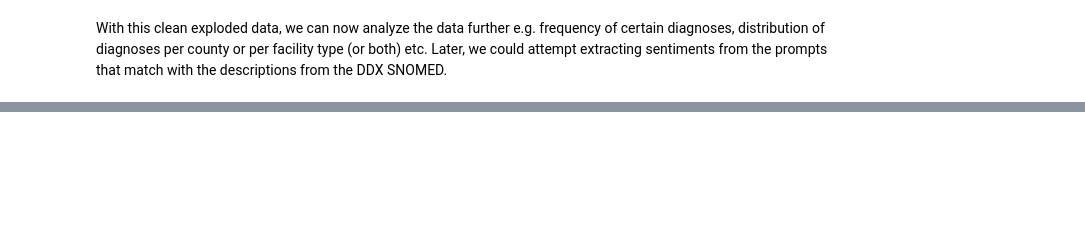
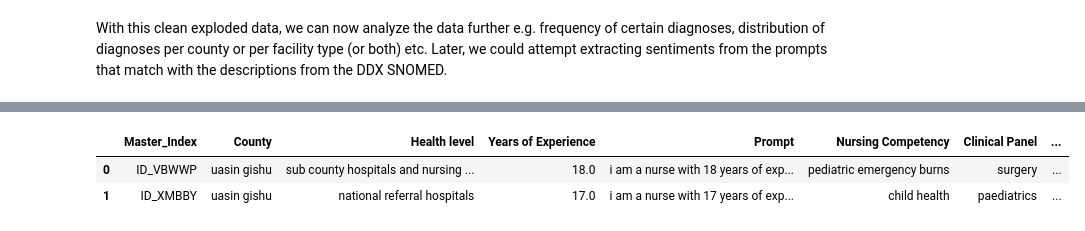
Before and after one commit to odhinto/ClinicalReasoning_Group7, a Jupyter notebook: index - Copy.ipynb, the cells around one changed output, grey strips where cells are left out. Cells and saved outputs as stored; diff of their text form; code cells hidden in the pictures; blank space fills up the shorter version.

```diff
--- a/index - Copy.ipynb
+++ b/index - Copy.ipynb
@@ -508,0 +1092,91 @@ df_exploded.to_csv("data/df_exploded.csv", index=False)
+# %%
+# Load datasets
+def load_data():
+    """Load training and test datasets"""
+    train_df = pd.read_csv('data/train.csv')
+    test_df = pd.read_csv('data/test.csv')
+
+    print(f"Training data shape: {train_df.shape}")
+    print(f"Test data shape: {test_df.shape}")
+
+    # Display sample data
+    print("\nTraining data sample:")
+    display(train_df.head(2))
+
+    return train_df, test_df
+
+train_df, test_df = load_data()
+
+# Preprocess text
+def preprocess_text(text):
+    """Basic text preprocessing for clinical text"""
+    if not isinstance(text, str):
+        return ""
+
+    # Normalize spaces and newlines
+    text = re.sub(r'\s+', ' ', text)
+
+    # Preserve medical abbreviations with periods
+    text = re.sub(r'([A-Za-z]\.)+([A-Za-z]\.)', lambda m: m.group().replace('.', '~DOT~'), text)
+
+    # Keep important punctuation for medical text
+    text = re.sub(r'[^\w\s.,;:%\-\/()]+', ' ', text)
+
+    # Restore preserved abbreviations
+    text = text.replace('~DOT~', '.')
+
+    # Normalize medical measurements
+    text = re.sub(r'(\d+)[\s]*(?:mg|mgs|mcg|µg|ml|mls)', lambda m: f"{m.group(1)} {m.group()[len(m.group(1)):].strip()}", text)
+
+    # Normalize percentages
+    text = re.sub(r'(\d+)[\s]*(?:percent|pct)', r'\1%', text)
+
+    return text.strip()
+
+# Create enhanced prompts
+def create_prompt(row):
+    """Create enhanced prompt with medical context"""
+    prompt = row['Prompt'].strip()
+
+    # Add context if available
+    context_parts = []
+    if 'Nursing Competency' in row and not pd.isna(row['Nursing Competency']):
+        context_parts.append(f"Competency: {row['Nursing Competency']}")
+    if 'Clinical Panel' in row and not pd.isna(row['Clinical Panel']):
+        context_parts.append(f"Panel: {row['Clinical Panel']}")
+    if 'Years of Experience' in row and not pd.isna(row['Years of Experience']):
+        context_parts.append(f"Experience: {int(row['Years of Experience'])} yrs")
+
+    if context_parts:
+        prompt = f"Medical Context [{' | '.join(context_parts)}]: {prompt}"
+
+    # Add patient information if found in the text
+    age_gender = []
+    age_match = re.search(r'(\d+)[- ]?(?:year|yr)[- ]old', prompt.lower())
+    if age_match:
+        age_gender.append(f"Age: {age_match.group(1)}")
+
+    gender_match = re.search(r'\b(male|female|man|woman)\b', prompt.lower())
+    if gender_match:
+        gender = gender_match.group(1).replace("man", "male").replace("woman", "female")
+        age_gender.append(f"Gender: {gender}")
+
+    if age_gender:
+        prompt = f"Patient [{ ' | '.join(age_gender) }] - {prompt}"
+
+    return f"Based on clinical reasoning, provide a concise professional assessment for: {prompt}"
+
+# Apply preprocessing
+print("Preprocessing data...")
+train_df['Enhanced_Prompt'] = train_df.apply(create_prompt, axis=1)
+test_df['Enhanced_Prompt'] = test_df.apply(create_prompt, axis=1)
+
+train_df['Enhanced_Prompt'] = train_df['Enhanced_Prompt'].apply(preprocess_text)
+train_df['Clinician'] = train_df['Clinician'].apply(preprocess_text)
+test_df['Enhanced_Prompt'] = test_df['Enhanced_Prompt'].apply(preprocess_text)
+
+print("Sample enhanced prompt:")
+print(train_df['Enhanced_Prompt'].iloc[0])
+print("\nSample clinician response:")
+print(train_df['Clinician'].iloc[0])
+# %% [output]
@@ -508,0 +1187,3 @@ df_exploded.to_csv("data/df_exploded.csv", index=False)
+|  | Master_Index | County | Health level | Years of Experience | Prompt | Nursing Competency | Clinical Panel | ... |
+| 0 | ID_VBWWP | uasin gishu | sub county hospitals and nursing ... | 18.0 | i am a nurse with 18 years of exp... | pediatric emergency burns | surgery | ... |
+| 1 | ID_XMBBY | uasin gishu | national referral hospitals | 17.0 | i am a nurse with 17 years of exp... | child health | paediatrics | ... |
```
Also changed, not shown: parts of 26 cells of this notebook, 1 other file.
